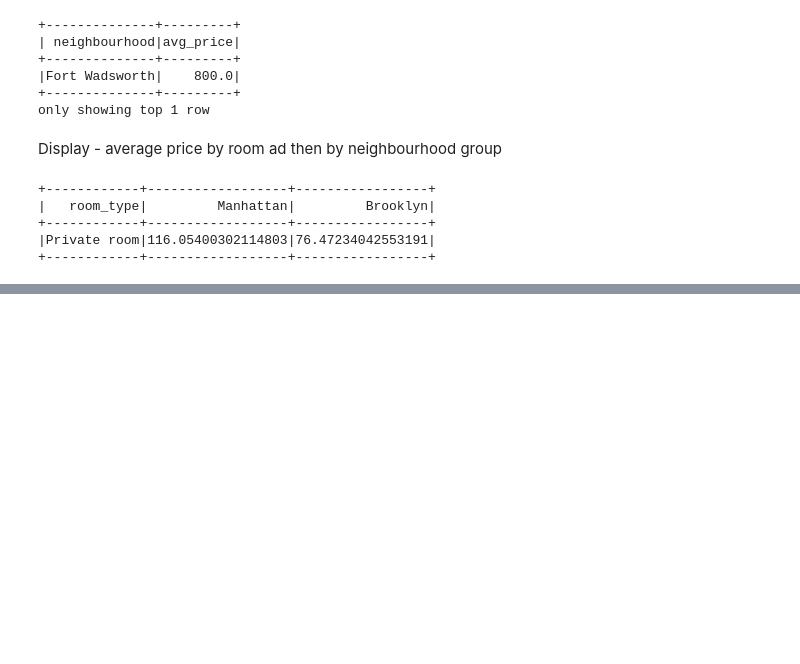
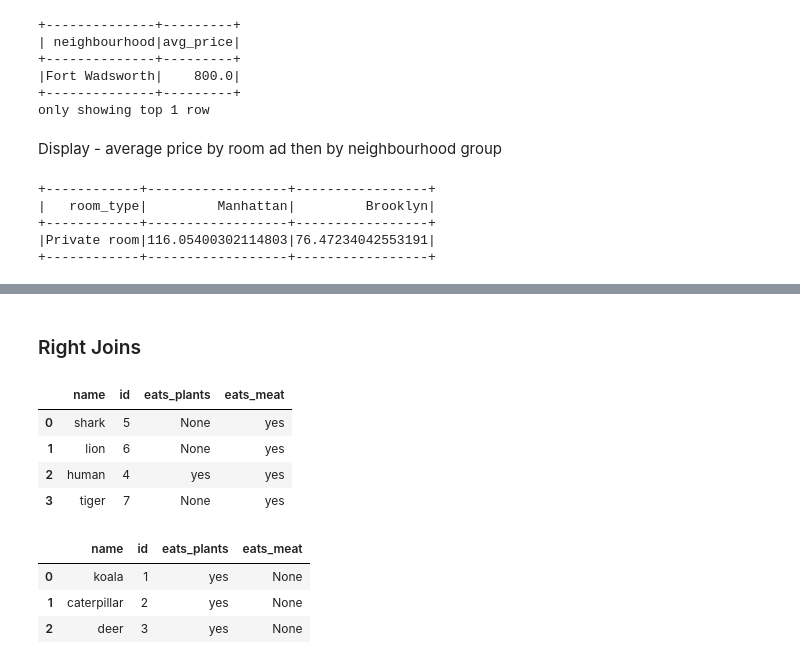
Before and after one commit to citysiva180/PySpark_Exclusive_Learning, a Jupyter notebook: PySpark_Essentials_by_LAYLA.ipynb, the cells around one changed output, grey strips where cells are left out. Cells and saved outputs as stored; diff of their text form; code cells hidden in the pictures; blank space fills up the shorter version.

```diff
--- a/PySpark_Essentials_by_LAYLA.ipynb
+++ b/PySpark_Essentials_by_LAYLA.ipynb
@@ -2287,0 +2369,19 @@ room_type_price = df.filter("room_type IN('Private room','Shared Room')").groupB
+# %% [markdown]
+### Right Joins
+# %%
+right_joins = eats_plants.join(eats_meat, ["name", "id"],"right")
+right_joins.toPandas()
+# %% [output]
+|  | name | id | eats_plants | eats_meat |
+| 0 | shark | 5 | None | yes |
+| 1 | lion | 6 | None | yes |
+| 2 | human | 4 | yes | yes |
+| 3 | tiger | 7 | None | yes |
+# %%
+conditional_join = eats_plants.join(eats_meat, ["name", "id"],"left").filter(eats_meat.name.isNull())
+conditional_join.toPandas()
+# %% [output]
+|  | name | id | eats_plants | eats_meat |
+| 0 | koala | 1 | yes | None |
+| 1 | caterpillar | 2 | yes | None |
+| 2 | deer | 3 | yes | None |
```
Also changed, not shown: parts of 22 cells of this notebook.
